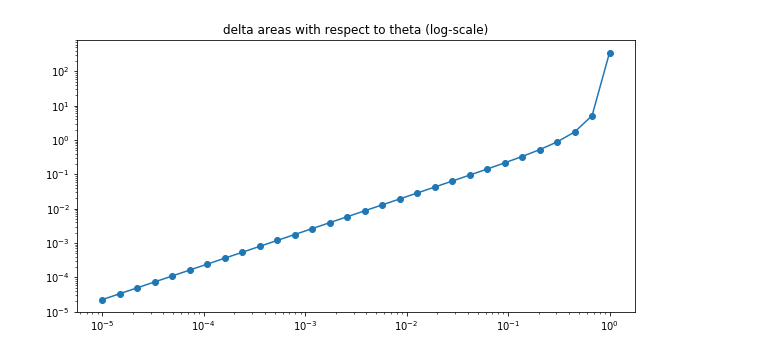
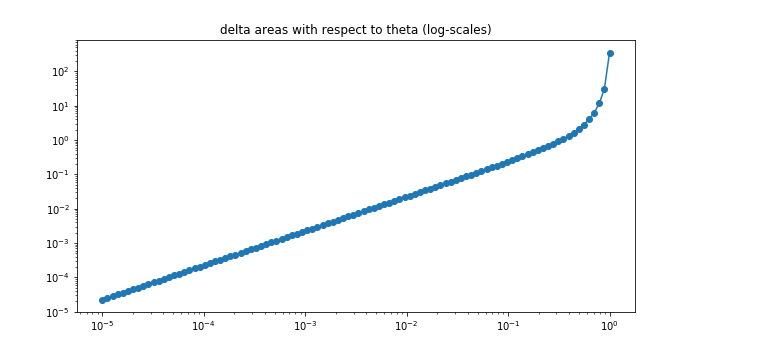
Before and after one commit to paolini/sandwich, a Jupyter notebook: sandwich+cluster.ipynb, the cells around one changed output. Drawn from its saved outputs; the diff is of its cells as text; code cells hidden in the pictures.

```diff
--- a/sandwich+cluster.ipynb
+++ b/sandwich+cluster.ipynb
@@ -294,9 +343,12 @@ sandwich areas: [0.77076818087660692, 0.53636150612526212, 0.53636150612710753,
 # %%
+"""
+Same plot with more points
+"""
 plt.figure(figsize=(10,5))
-theta = logspace(-5, 0)
+theta = logspace(-5, 0, 100)
 delta = array(list(map(area_delta, theta)))
 plt.loglog(theta, delta, "-o")
-plt.title('delta areas with respect to theta (log-scale)')
+plt.title('delta areas with respect to theta (log-scales)')
 plt.show()
 # %% [output]
-[figure, old version]
+[figure, new version]
```
Also changed, not shown: parts of 11 cells of this notebook.
